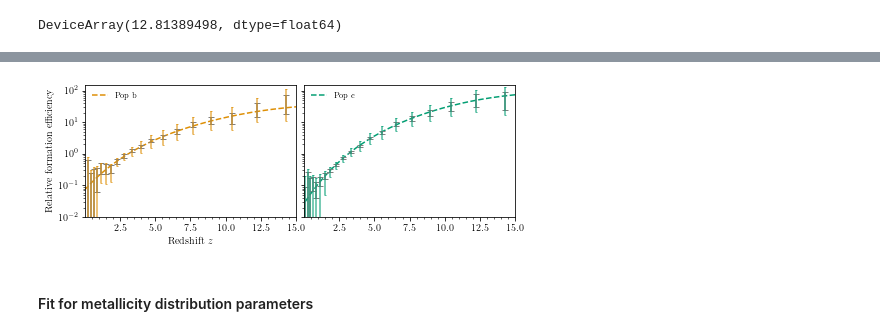
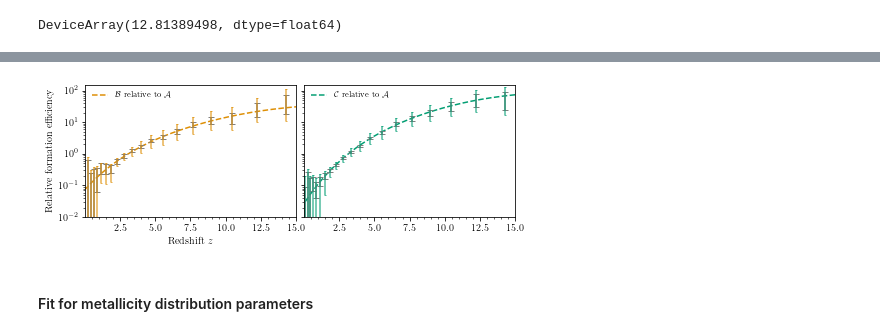
Before and after one commit to mfishbach/xg_metallicity, a Jupyter notebook: xg_metallicity_notebook.ipynb, the cells around one changed output, grey strips where cells are left out. Drawn from its saved outputs; the diff is of its cells as text; code cells hidden in the pictures.

```diff
--- a/xg_metallicity_notebook.ipynb
+++ b/xg_metallicity_notebook.ipynb
@@ -72,7 +74,7 @@ plt.show()
 [figure]
 # %%
 #set true parameters for 3 different subpopulations
-#50% in pop1, 30% in pop2, 20% in pop3 (at least at z = 0)
+#60% in pop1, 30% in pop2, 10% in pop3 (at least at z = 0)
 #I am now realizing it is confusing to call these pop1-3 because of stars lol
 
 true_params = dict()
@@ -84,9 +86,9 @@ true_params["pop1"]["color"] = sns.color_palette()[0]
 true_params["pop2"]["color"] = sns.color_palette()[1]
 true_params["pop3"]["color"] = sns.color_palette()[2]
 
-true_params["pop1"]["label"] = "Pop a"
-true_params["pop2"]["label"] = "Pop b"
-true_params["pop3"]["label"] = "Pop c"
+true_params["pop1"]["label"] = r"$\mathcal{A}$"
+true_params["pop2"]["label"] = r"$\mathcal{B}$"
+true_params["pop3"]["label"] = r"$\mathcal{C}$"
 
 
 true_params["pop1"]["efficiency_func"] = lambda z: 1e-6*np.ones_like(z) #constant efficiency versus redshift
@@ -375,6 +377,10 @@ for j, key in enumerate(["pop1", "pop2", "pop3"]):
     ylo = np.percentile(observed[key]["merger_rate_histogram_draws"], 5, axis = 0)
 
     yup = np.percentile(observed[key]["merger_rate_histogram_draws"], 95, axis = 0)
+
+    fractional_width = (yup - ylo)/ymed
+
+    observed[key]["merger_rate_histogram_fractional_width"] = fractional_width
 
     plt.stairs(ymed, zbins, color = true_params[key]["color"], label = true_params[key]["label"])
 
@@ -392,7 +398,7 @@ plt.xlabel(r'Merger redshift $z$')
 plt.ylabel(r'Merger rate $dN/dV_c dt$')
 
 plt.tight_layout()
-plt.savefig("Figures/dNdvcdt_3subpop.pdf")
+#plt.savefig("Figures/dNdvcdt_3subpop.pdf")
 
 plt.show()
 # %% [output]
@@ -399,0 +406,9 @@ plt.show()
+# %%
+for j, key in enumerate(["pop1", "pop2", "pop3"]):
+
+    plt.plot(zbin_centers, observed[key]["merger_rate_histogram_fractional_width"])
+
+    print(min(observed[key]["merger_rate_histogram_fractional_width"]))
+
+plt.ylim(0.05,0.5)
+plt.yscale('log')
@@ -475,41 +515,41 @@ for i, key in enumerate(["pop2", "pop3"]):
 
 
 
-    ax[i].plot(zform_grid, 1e6 * true_params[key]["efficiency_func"](zform_grid), color = true_params[key]["color"], label = true_params[key]["label"], ls = '--')
+    ax[i].plot(zform_grid, 1e6 * true_params[key]["efficiency_func"](zform_grid), color = true_params[key]["color"], label = true_params[key]["label"]+" relative to $\mathcal{A}$", ls = '--')
 
     ymed = np.median(observed[key]['efficiency_v_redshift'], axis = 1)
 
     ylo = np.percentile(observed[key]['efficiency_v_redshift'], 5, axis = 1)
 
     yup = np.percentile(observed[key]['efficiency_v_redshift'], 95, axis = 1)
 
     ax[i].errorbar(zform_bin_centers, ymed,  yerr = (ymed - ylo, yup - ymed), ls = "None", capsize = 3, color = 'gray')
 
     ymed_marg = np.median(observed[key]['efficiency_v_redshift_marg'], axis = 1)
 
     ylo_marg = np.percentile(observed[key]['efficiency_v_redshift_marg'], 5, axis = 1)
 
     yup_marg = np.percentile(observed[key]['efficiency_v_redshift_marg'], 95, axis = 1)
 
     ax[i].errorbar(zform_bin_centers, ymed_marg,  yerr = (ymed_marg - ylo_marg, yup_marg - ymed_marg), ls = "None", capsize = 1, alpha = 0.7, color = true_params[key]["color"])
 
     ax[i].legend(loc = 'best')
 
 ax[0].set_xlabel(r'Redshift $z$')
 ax[0].set_ylabel(r'Relative formation efficiency')
 
 plt.tight_layout(w_pad = 0.5)
 plt.ylim(0.01, 150)
 plt.yscale('log')
 plt.xlim(min(zform_grid), ZMAX)
 
 plt.savefig('Figures/relative_formation_efficiency_pop2-3.pdf', bbox_inches = "tight")
 
 
 
 plt.show()
 # %% [output]
-[figure, old version]
+[figure, new version]
 # %% [markdown]
 #### Fit for metallicity distribution parameters
 # %%
```
Also changed, not shown: parts of 44 cells of this notebook, 4 other files.
